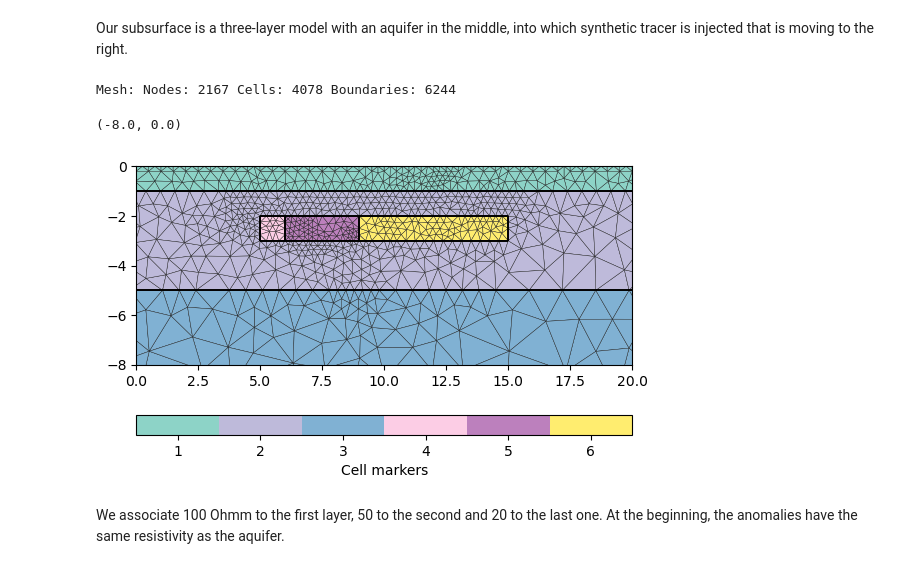
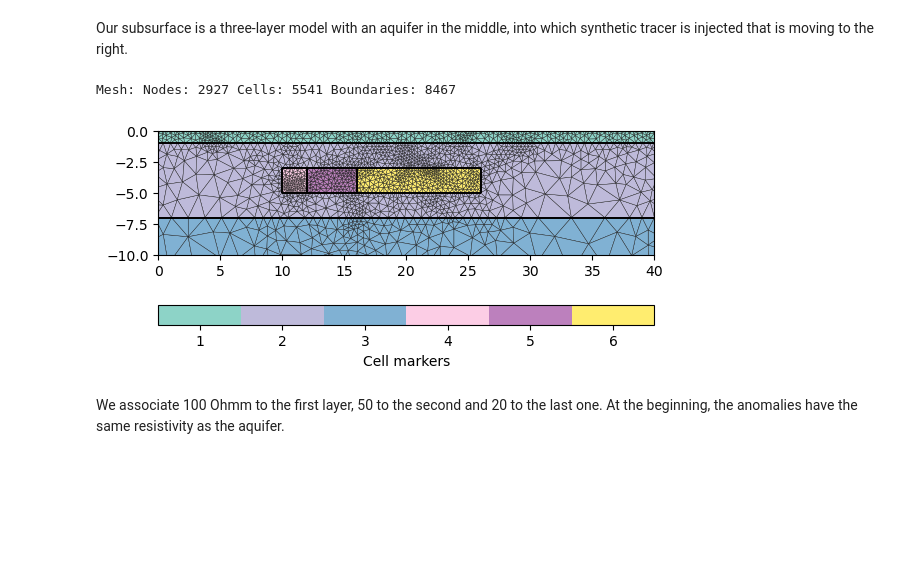
Before and after one commit to gimli-org/timelapseERT, a Jupyter notebook: example/example_timelapseERT.ipynb, the cells around one changed output. Drawn from its saved outputs; the diff is of its cells as text; code cells hidden in the pictures; blank space fills up the shorter version.

```diff
--- a/example/example_timelapseERT.ipynb
+++ b/example/example_timelapseERT.ipynb
@@ -25,31 +24,29 @@ Data: Sensors: 42 data: 455, nonzero entries: ['a', 'b', 'k', 'm', 'n', 'valid']
 Our subsurface is a three-layer model with an aquifer in the middle, into which synthetic tracer is injected that is moving to the right.
 # %%
 world = mt.createWorld(start=[-50, 0], end=[100, -50], boundary=1,
-                       layers=[-1, -5], worldMarker=True)
+                       layers=[-1, -7], worldMarker=True)
 for pos in scheme.sensorPositions():
     world.createNode(pos, marker=-99)
     world.createNode(pos+pg.RVector3(0, -0.2))
 
 # Create some heterogeneous block
 plcs = [world]
-pos = [5, 6, 9, 15]
+pos = [10, 12, 16, 26]
 nT = len(pos) - 1  # number of time steps
 for i in range(nT):
-    block = mt.createRectangle(start=[pos[i], -3], end=[pos[i+1], -2],
+    block = mt.createRectangle(start=[pos[i], -5], end=[pos[i+1], -3],
                                area=0.1, marker=4+i)
     plcs.append(block)
 
 geom = mt.mergePLC(plcs)
+mesh = mt.createMesh(geom, quality=34.4)
+print(mesh)
+ax, _ = pg.show(mesh, markers=True, boundaryMarkers=False, showMesh=True)
+ax.set_xlim(0, 40)
+ax.set_ylim(-10, 0);
+# %% [output]
+Mesh: Nodes: 2927 Cells: 5541 Boundaries: 8467
+[figure, added]
-# %%
-mesh = mt.createMesh(geom, quality=34.4)
-print(mesh)
-ax, _ = pg.show(mesh, markers=True, boundaryMarkers=False, showMesh=True)
-ax.set_xlim(0, 20)
-ax.set_ylim(-8, 0)
-# %% [output]
-Mesh: Nodes: 2167 Cells: 4078 Boundaries: 6244
-(-8.0, 0.0)
-[figure, removed]
 # %% [markdown]
 We associate 100 Ohmm to the first layer, 50 to the second and 20 to the last one. At the beginning, the anomalies have the same resistivity as the aquifer.
 # %%
```
Also changed, not shown: parts of 14 cells of this notebook.
